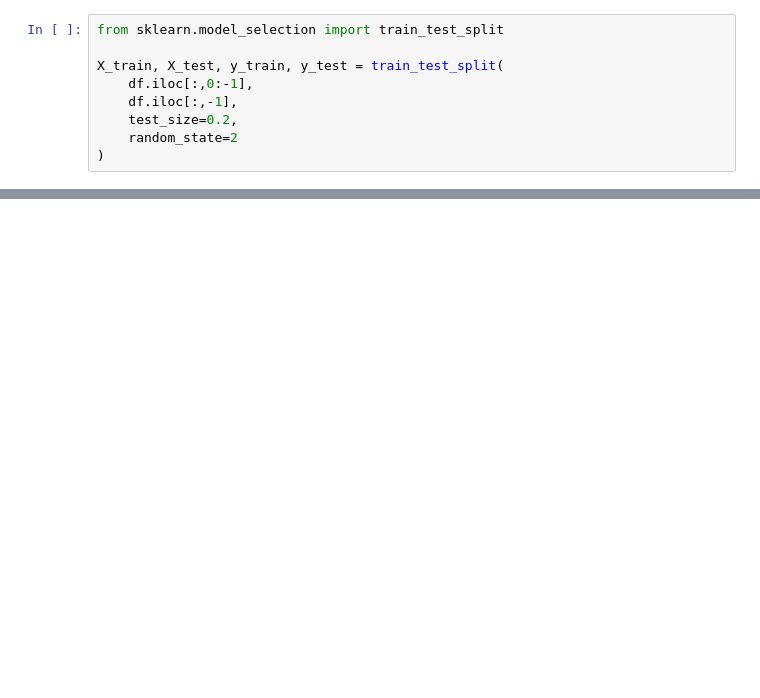
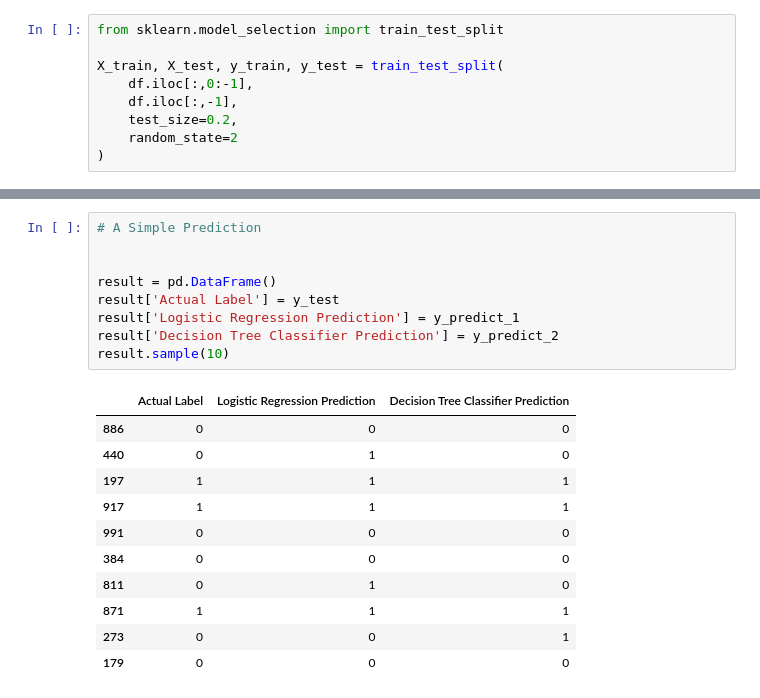
Before and after one commit to dodger215/machine_learning_models, a Jupyter notebook: heart_disease_prediction_model.ipynb, the cells around one changed output, grey strips where cells are left out. Drawn from its saved outputs; the diff is of its cells as text; blank space fills up the shorter version.

```diff
--- a/heart_disease_prediction_model.ipynb
+++ b/heart_disease_prediction_model.ipynb
@@ -73,0 +117,21 @@ plt.show()
+# %%
+# A Simple Prediction
+
+
+result = pd.DataFrame()
+result['Actual Label'] = y_test
+result['Logistic Regression Prediction'] = y_predict_1
+result['Decision Tree Classifier Prediction'] = y_predict_2
+result.sample(10)
+# %% [output]
+|  | Actual Label | Logistic Regression Prediction | Decision Tree Classifier Prediction |
+| 886 | 0 | 0 | 0 |
+| 440 | 0 | 1 | 0 |
+| 197 | 1 | 1 | 1 |
+| 917 | 1 | 1 | 1 |
+| 991 | 0 | 0 | 0 |
+| 384 | 0 | 0 | 0 |
+| 811 | 0 | 1 | 0 |
+| 871 | 1 | 1 | 1 |
+| 273 | 0 | 0 | 1 |
+| 179 | 0 | 0 | 0 |
```
Also changed, not shown: parts of 12 cells of this notebook, 1 other file.
